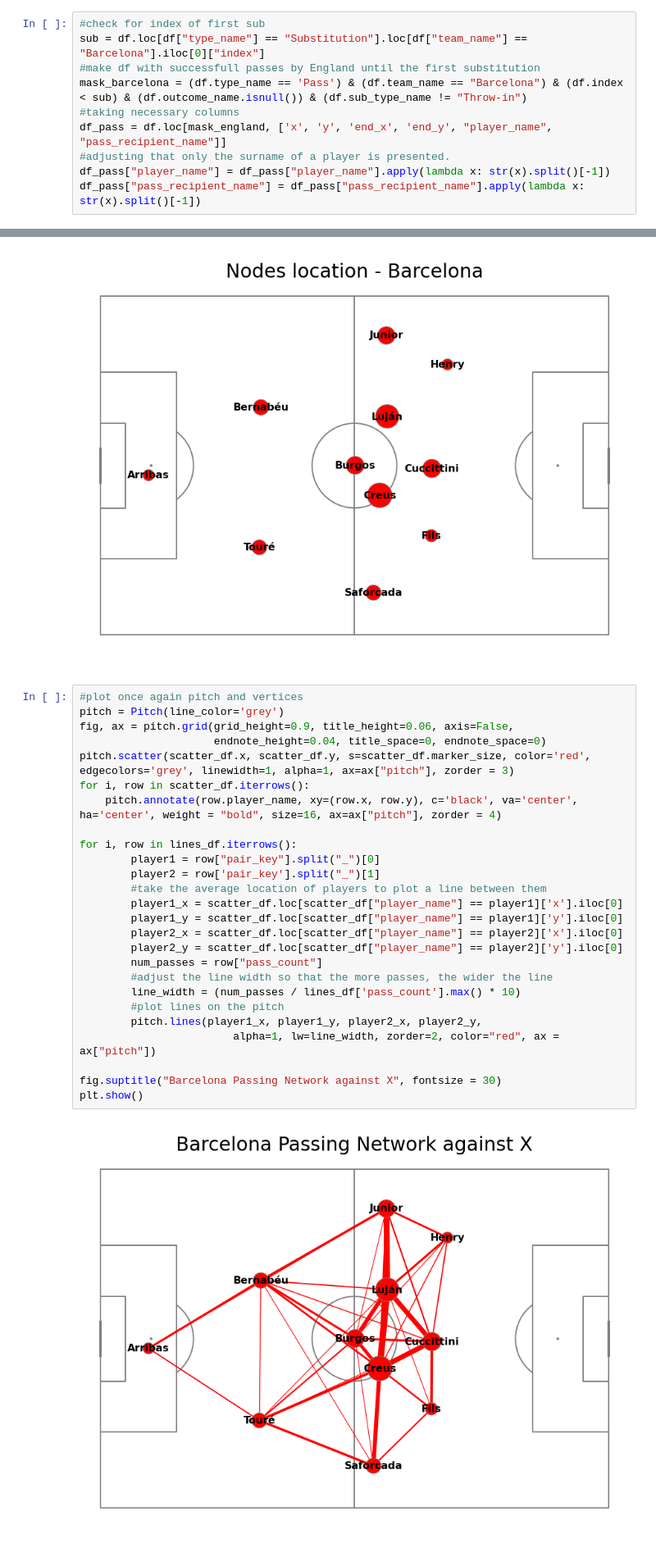
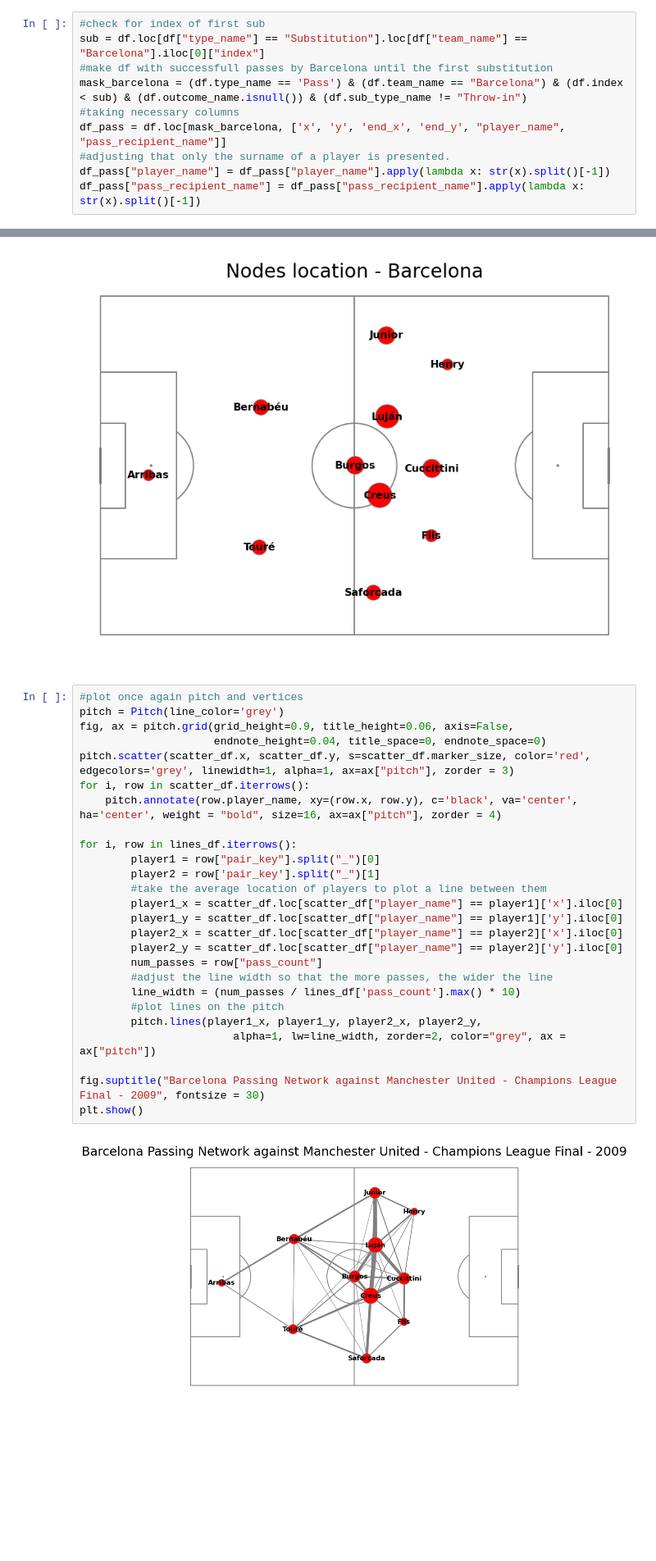
Before and after one commit to curtpond/soccermatics, a Jupyter notebook: passing_networks/passing_networks.ipynb, the cells around one changed output, grey strips where cells are left out. Shown at 82% size. Drawn from its saved outputs; the diff is of its cells as text; blank space fills up the shorter version.

Commit message:
Code and visualization updates after researching mplsoccer API.

```diff
--- a/passing_networks/passing_networks.ipynb
+++ b/passing_networks/passing_networks.ipynb
@@ -93,10 +97,10 @@ df, related, freeze, tactics = parser.event(3750201)
 # %%
 #check for index of first sub
 sub = df.loc[df["type_name"] == "Substitution"].loc[df["team_name"] == "Barcelona"].iloc[0]["index"]
-#make df with successfull passes by England until the first substitution
+#make df with successfull passes by Barcelona until the first substitution
 mask_barcelona = (df.type_name == 'Pass') & (df.team_name == "Barcelona") & (df.index < sub) & (df.outcome_name.isnull()) & (df.sub_type_name != "Throw-in")
 #taking necessary columns
-df_pass = df.loc[mask_england, ['x', 'y', 'end_x', 'end_y', "player_name", "pass_recipient_name"]]
+df_pass = df.loc[mask_barcelona, ['x', 'y', 'end_x', 'end_y', "player_name", "pass_recipient_name"]]
 #adjusting that only the surname of a player is presented.
 df_pass["player_name"] = df_pass["player_name"].apply(lambda x: str(x).split()[-1])
 df_pass["pass_recipient_name"] = df_pass["pass_recipient_name"].apply(lambda x: str(x).split()[-1])
@@ -141,31 +145,31 @@ plt.show()
 # %%
 #plot once again pitch and vertices
 pitch = Pitch(line_color='grey')
 fig, ax = pitch.grid(grid_height=0.9, title_height=0.06, axis=False,
                      endnote_height=0.04, title_space=0, endnote_space=0)
 pitch.scatter(scatter_df.x, scatter_df.y, s=scatter_df.marker_size, color='red', edgecolors='grey', linewidth=1, alpha=1, ax=ax["pitch"], zorder = 3)
 for i, row in scatter_df.iterrows():
     pitch.annotate(row.player_name, xy=(row.x, row.y), c='black', va='center', ha='center', weight = "bold", size=16, ax=ax["pitch"], zorder = 4)
 
 for i, row in lines_df.iterrows():
         player1 = row["pair_key"].split("_")[0]
         player2 = row['pair_key'].split("_")[1]
         #take the average location of players to plot a line between them
         player1_x = scatter_df.loc[scatter_df["player_name"] == player1]['x'].iloc[0]
         player1_y = scatter_df.loc[scatter_df["player_name"] == player1]['y'].iloc[0]
         player2_x = scatter_df.loc[scatter_df["player_name"] == player2]['x'].iloc[0]
         player2_y = scatter_df.loc[scatter_df["player_name"] == player2]['y'].iloc[0]
         num_passes = row["pass_count"]
         #adjust the line width so that the more passes, the wider the line
         line_width = (num_passes / lines_df['pass_count'].max() * 10)
         #plot lines on the pitch
         pitch.lines(player1_x, player1_y, player2_x, player2_y,
-                        alpha=1, lw=line_width, zorder=2, color="red", ax = ax["pitch"])
+                        alpha=1, lw=line_width, zorder=2, color="grey", ax = ax["pitch"])
 
-fig.suptitle("Barcelona Passing Network against X", fontsize = 30)
+fig.suptitle("Barcelona Passing Network against Manchester United - Champions League Final - 2009", fontsize = 30)
 plt.show()
 # %% [output]
-[figure, old version]
+[figure, new version]
 # %%
 #calculate number of successful passes by player
 no_passes = df_pass.groupby(['player_name']).x.count().reset_index()
```
Also changed, not shown: parts of 5 cells of this notebook.
